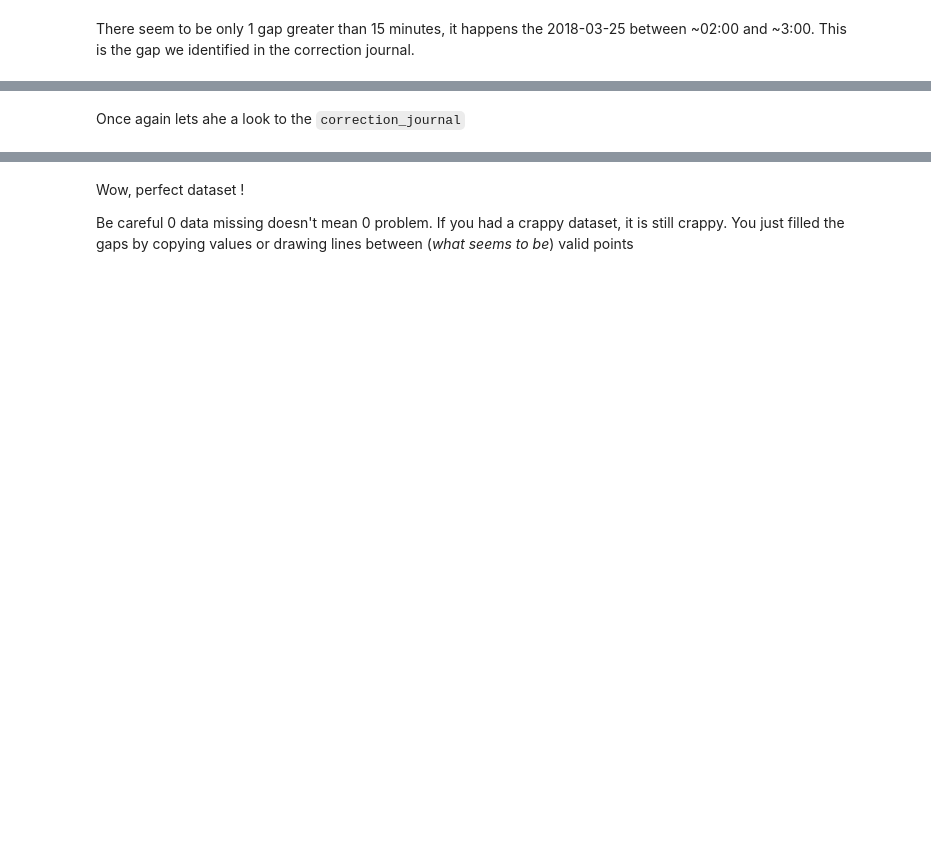
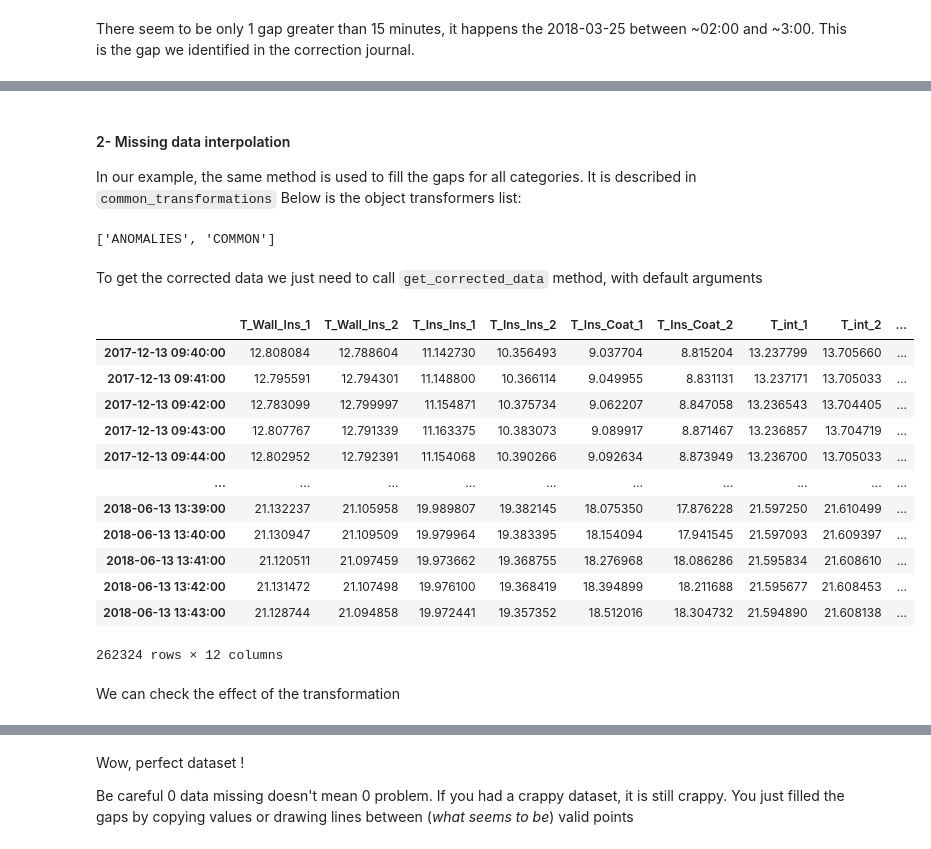
Before and after one commit to BuildingEnergySimulationTools/corrai, a Jupyter notebook: tutorials/MeasuredDats_example.ipynb, the cells around one changed output, grey strips where cells are left out. Saved outputs shown, nothing was run; the diff lists cells and outputs as text; code cells hidden in the pictures; blank space fills up the shorter version.

```diff
--- a/tutorials/MeasuredDats_example.ipynb
+++ b/tutorials/MeasuredDats_example.ipynb
@@ -280,4 +351,9 @@ Fill the missing data using specified interpolation and <code>fill_nan()</code>
+# %% [markdown]
+#### 2- Missing data interpolation
+In our example, the same method is used to fill the gaps for all categories.
+It is described in <code>common_transformations</code>
+Below is the object transformers list:
 # %%
-my_data.fill_nan()
+my_data.transformers_list
+# %% [output]
+['ANOMALIES', 'COMMON']
-# %% [markdown]
-Once again lets ahe a look to the <code>correction_journal</code>
@@ -285,0 +360,20 @@ my_data.correction_journal["fill_nan"]["missing_values"]["Percent_of_missing"]
+# %% [markdown]
+To get the corrected data we just need to call <code>get_corrected_data</code> method, with default arguments
+# %%
+my_data.get_corrected_data()
+# %% [output]
+|  | T_Wall_Ins_1 | T_Wall_Ins_2 | T_Ins_Ins_1 | T_Ins_Ins_2 | T_Ins_Coat_1 | T_Ins_Coat_2 | T_int_1 | T_int_2 | ... |
+| 2017-12-13 09:40:00 | 12.808084 | 12.788604 | 11.142730 | 10.356493 | 9.037704 | 8.815204 | 13.237799 | 13.705660 | ... |
+| 2017-12-13 09:41:00 | 12.795591 | 12.794301 | 11.148800 | 10.366114 | 9.049955 | 8.831131 | 13.237171 | 13.705033 | ... |
+| 2017-12-13 09:42:00 | 12.783099 | 12.799997 | 11.154871 | 10.375734 | 9.062207 | 8.847058 | 13.236543 | 13.704405 | ... |
+| 2017-12-13 09:43:00 | 12.807767 | 12.791339 | 11.163375 | 10.383073 | 9.089917 | 8.871467 | 13.236857 | 13.704719 | ... |
+| 2017-12-13 09:44:00 | 12.802952 | 12.792391 | 11.154068 | 10.390266 | 9.092634 | 8.873949 | 13.236700 | 13.705033 | ... |
+| ... | ... | ... | ... | ... | ... | ... | ... | ... | ... |
+| 2018-06-13 13:39:00 | 21.132237 | 21.105958 | 19.989807 | 19.382145 | 18.075350 | 17.876228 | 21.597250 | 21.610499 | ... |
+| 2018-06-13 13:40:00 | 21.130947 | 21.109509 | 19.979964 | 19.383395 | 18.154094 | 17.941545 | 21.597093 | 21.609397 | ... |
+| 2018-06-13 13:41:00 | 21.120511 | 21.097459 | 19.973662 | 19.368755 | 18.276968 | 18.086286 | 21.595834 | 21.608610 | ... |
+| 2018-06-13 13:42:00 | 21.131472 | 21.107498 | 19.976100 | 19.368419 | 18.394899 | 18.211688 | 21.595677 | 21.608453 | ... |
+| 2018-06-13 13:43:00 | 21.128744 | 21.094858 | 19.972441 | 19.357352 | 18.512016 | 18.304732 | 21.594890 | 21.608138 | ... |
+262324 rows × 12 columns
+# %% [markdown]
+We can check the effect of the transformation
```
Also changed, not shown: parts of 33 cells of this notebook, 1 other file.
